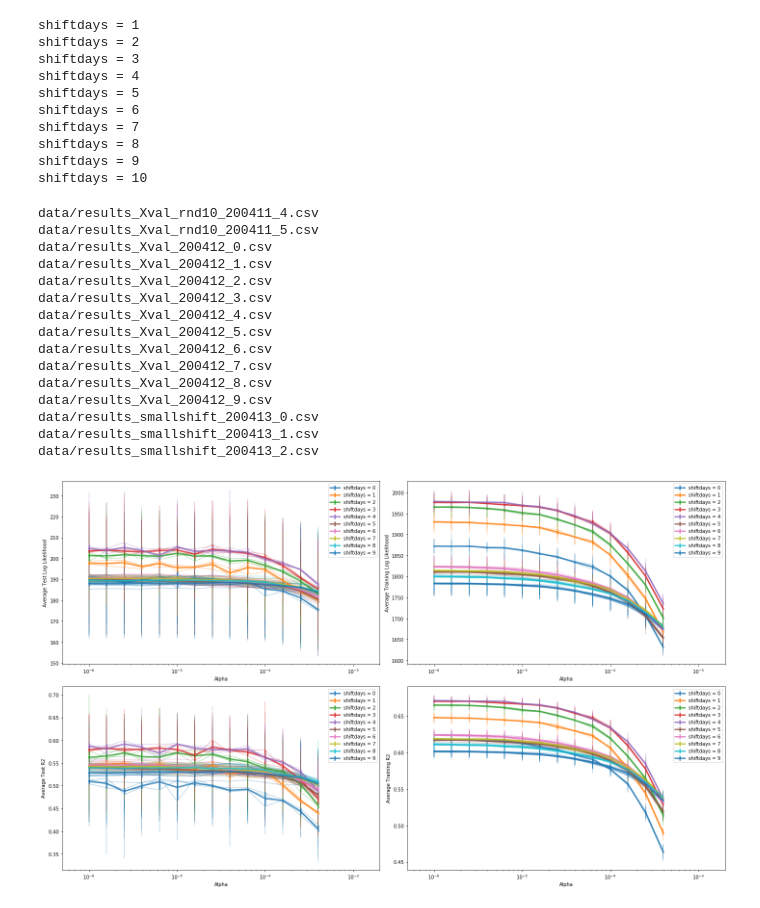
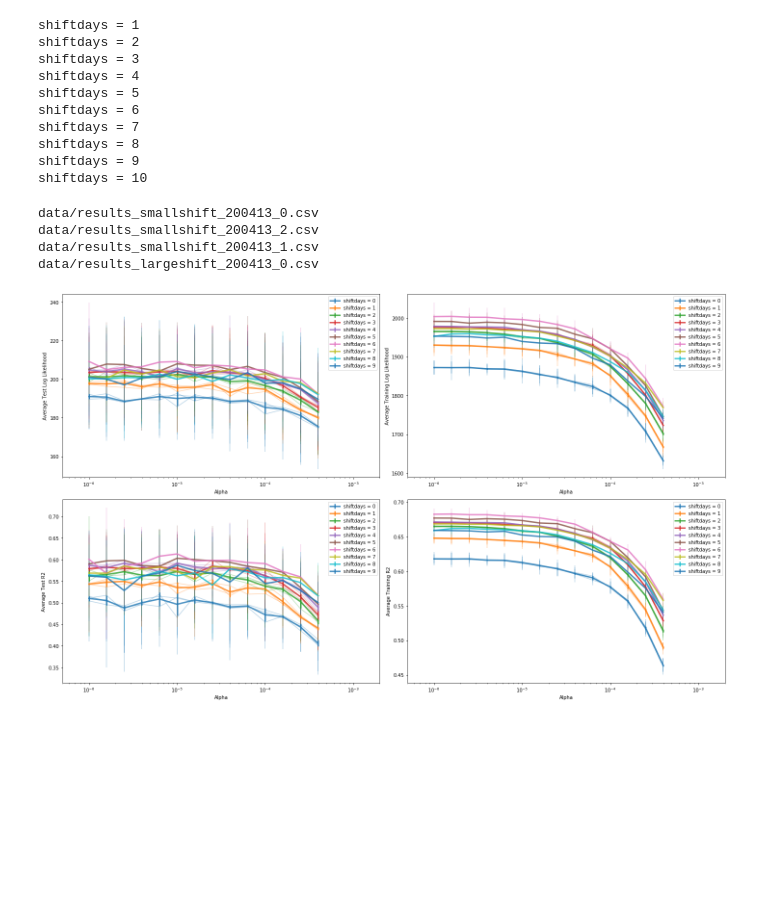
Before and after one commit to lukasgeyrhofer/corona, a Jupyter notebook: regression measures analysis.ipynb, the cells around one changed output. Drawn from its saved outputs; the diff is of its cells as text; code cells hidden in the pictures; blank space fills up the shorter version.

```diff
--- a/regression measures analysis.ipynb
+++ b/regression measures analysis.ipynb
@@ -197,6 +197,7 @@ shiftdays = 8
 shiftdays = 9
 shiftdays = 10
 # %%
+# various sets of calculations
 filelist_nomaxlen  =  [ 'data/results_Xval_rnd10_200411_4.csv','data/results_Xval_rnd10_200411_5.csv'] \
                     + ['data/results_Xval_200412_{}.csv'.format(i) for i in range(10)] \
                     + ['data/results_smallshift_200413_{}.csv'.format(i) for i in range(10)]
@@ -205,8 +206,10 @@ filelist_maxlen    = ['results_Xval_maxlen40_200412_{}.csv'.format(i) for i in r
 
 filelist_nocountry = glob.glob('data/*nocountry*_?.csv')
 
+filelist_new = glob.glob('data/*200413*.csv')
 
 
+# plot test errors
 markerlist = ['o','x','v','^','p','P','h','D','s','X','>','<']
 colornames = [cn for cn in matplotlib.colors.TABLEAU_COLORS.keys() if (cn.upper() != 'TAB:WHITE' and cn.upper() != 'TAB:GRAY')]
 alldata    = []
@@ -215,7 +218,7 @@ resDF      = None
 fig,axis   = plt.subplots(2,2,figsize = (20,12))
 ax         = axis.flatten()
 
-for i,fn in enumerate(filelist_nomaxlen):
+for i,fn in enumerate(filelist_new):
     if os.path.exists(fn):
         print(fn)
         alldata.append(pd.read_csv(fn))
@@ -273,47 +276,36 @@ totalavg.columns = ['shiftdays','alpha',
 
 
 for shiftdays in totalavg['shiftdays'].unique():
     boolidx = np.array(totalavg['shiftdays'] == shiftdays)
     ax[0].errorbar(alphalist, totalavg[boolidx]['Loglike Test'],     yerr = totalavg[boolidx]['Loglike Test Std'],     c = colornames[int(shiftdays) % len(colornames)], alpha = .8, lw = 3, label = 'shiftdays = {:.0f}'.format(shiftdays))
     ax[1].errorbar(alphalist, totalavg[boolidx]['Loglike Training'], yerr = totalavg[boolidx]['Loglike Training Std'], c = colornames[int(shiftdays) % len(colornames)], alpha = .8, lw = 3, label = 'shiftdays = {:.0f}'.format(shiftdays))
     ax[2].errorbar(alphalist, totalavg[boolidx]['R2 Test'],          yerr = totalavg[boolidx]['R2 Test Std'],          c = colornames[int(shiftdays) % len(colornames)], alpha = .8, lw = 3, label = 'shiftdays = {:.0f}'.format(shiftdays))
     ax[3].errorbar(alphalist, totalavg[boolidx]['R2 Training'],      yerr = totalavg[boolidx]['R2 Training Std'],      c = colornames[int(shiftdays) % len(colornames)], alpha = .8, lw = 3, label = 'shiftdays = {:.0f}'.format(shiftdays))
 
 for i in range(4):
     ax[i].set_xlim([1e-6/2,2e-3])
     ax[i].set_xscale('log')
     ax[i].set_xlabel(r'Alpha')
     ax[i].legend()
 
 ax[0].set_ylabel('Average Test Log Likelihood')
 ax[1].set_ylabel('Average Training Log Likelihood')
 ax[2].set_ylabel('Average Test R2')
 ax[3].set_ylabel('Average Training R2')
 
 #ax[0].set_ylim([1.12,1.34])
 #ax[1].set_ylim([1.12,1.34])
 #ax[2].set_ylim([.45,.63])
 #ax[3].set_ylim([.45,.63])
 
 fig.tight_layout()
 plt.savefig('loglikelihood_longrun.pdf')
 # %% [output]
-data/results_Xval_rnd10_200411_4.csv
-data/results_Xval_rnd10_200411_5.csv
-data/results_Xval_200412_0.csv
-data/results_Xval_200412_1.csv
-data/results_Xval_200412_2.csv
-data/results_Xval_200412_3.csv
-data/results_Xval_200412_4.csv
-data/results_Xval_200412_5.csv
-data/results_Xval_200412_6.csv
-data/results_Xval_200412_7.csv
-data/results_Xval_200412_8.csv
-data/results_Xval_200412_9.csv
 data/results_smallshift_200413_0.csv
+data/results_smallshift_200413_2.csv
 data/results_smallshift_200413_1.csv
-data/results_smallshift_200413_2.csv
+data/results_largeshift_200413_0.csv
-[figure, old version]
+[figure, new version]
 # %%
 allres = pd.read_csv('results_doublealpha_200412_3.csv')
 # %%
```
Also changed, not shown: parts of 5 cells of this notebook.
